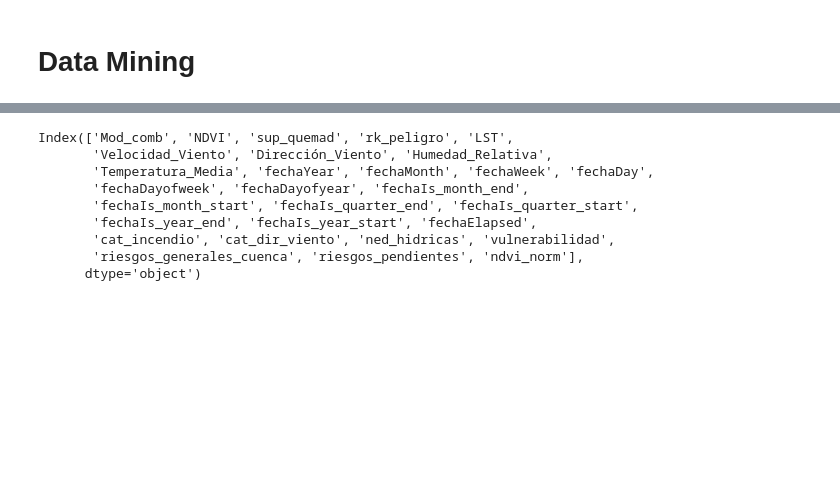
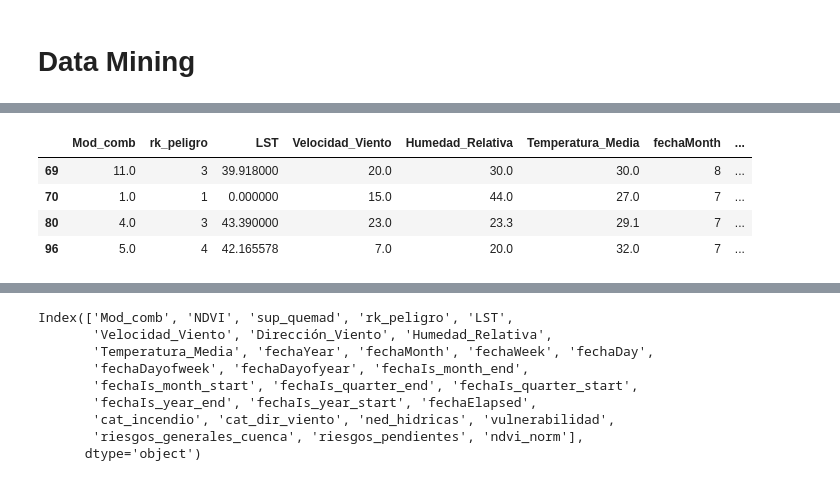
Before and after one commit to fire-classifying/fireclass, a Jupyter notebook: Proyecto_Incendios_v_1.ipynb, the cells around one changed output, grey strips where cells are left out. Cells and saved outputs as stored; diff of their text form; code cells hidden in the pictures; blank space fills up the shorter version.

```diff
--- a/Proyecto_Incendios_v_1.ipynb
+++ b/Proyecto_Incendios_v_1.ipynb
@@ -201,6 +203,14 @@ df = impute_nan_by_mean(df)
 binInterval = [0,50,150,10000]
 binLabels = [1,2,3]
 df['cat_incendio'] = pd.cut(df['sup_quemad'], bins = binInterval, labels=binLabels)
+# %%
+df[df.isna().any(axis=1)]
+# %% [output]
+|  | Mod_comb | rk_peligro | LST | Velocidad_Viento | Humedad_Relativa | Temperatura_Media | fechaMonth | ... |
+| 69 | 11.0 | 3 | 39.918000 | 20.0 | 30.0 | 30.0 | 8 | ... |
+| 70 | 1.0 | 1 | 0.000000 | 15.0 | 44.0 | 27.0 | 7 | ... |
+| 80 | 4.0 | 3 | 43.390000 | 23.0 | 23.3 | 29.1 | 7 | ... |
+| 96 | 5.0 | 4 | 42.165578 | 7.0 | 20.0 | 32.0 | 7 | ... |
 # %%
 # El campo 'cat_dir_viento' lo categorizamos en función de la dirección del viento
 # 0 = dir < 45º
```
Also changed, not shown: parts of 11 cells of this notebook.
